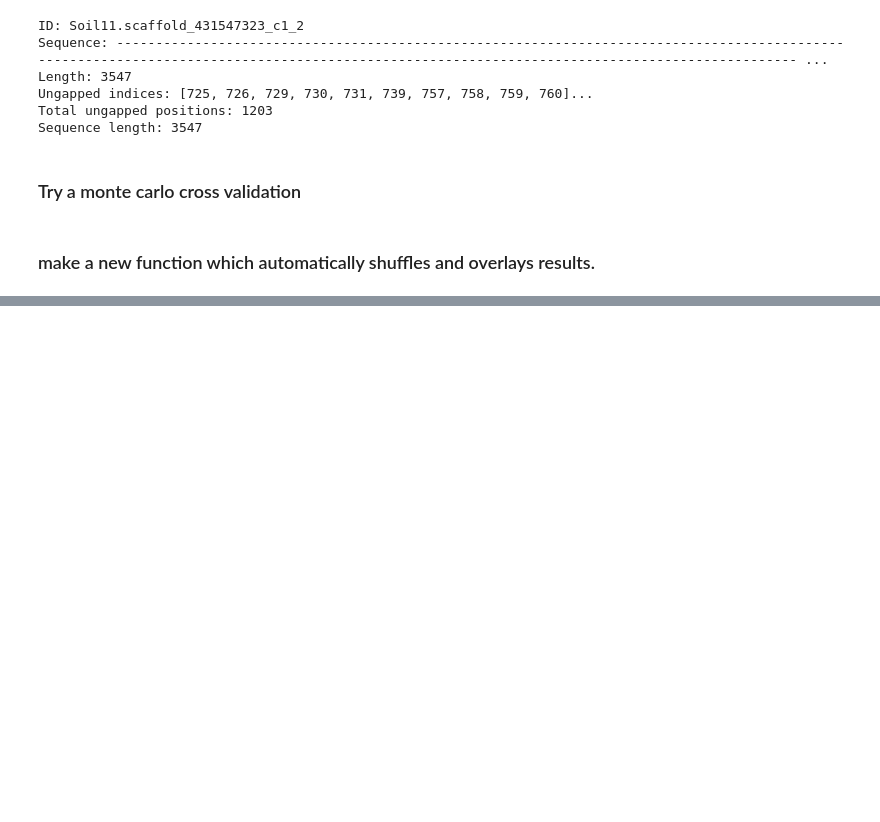
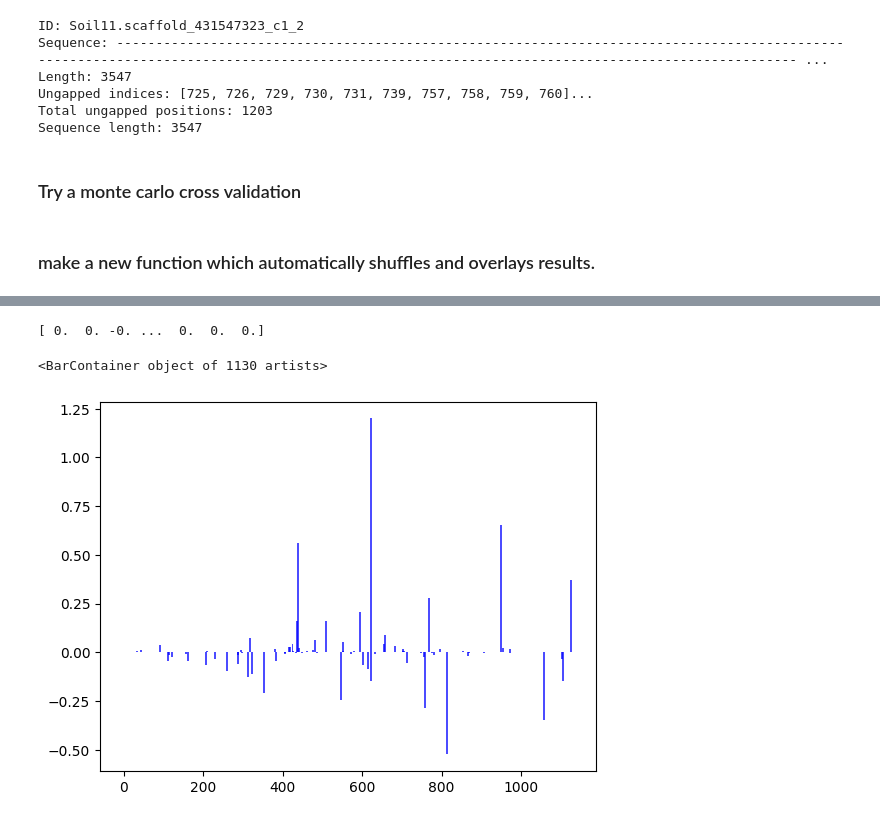
Before and after one commit to JoeLandsittel37/soil, a Jupyter notebook: notebooks/isolates.ipynb, the cells around one changed output, grey strips where cells are left out. Cells and saved outputs as stored; diff of their text form; code cells hidden in the pictures; blank space fills up the shorter version.

```diff
--- a/notebooks/isolates.ipynb
+++ b/notebooks/isolates.ipynb
@@ -73,3 +74,18 @@ sec 5 pos [1066 1109 1021 1110 1037 1085 1118 1101 1094 1119 1112 1099  998 1042
  1088 1093 1010 1039 1035 1108  995 1026 1125 1027 1053 1016  997  993
  1086 1013 1054 1051 1044 1106 1004 1000 1006  994 1011  959 1067  967
   958 1102  948  966 1077  952  951  945  974 1074  949 1041]
+# %%
+#orf_list = pd.read_csv('../out/aaseqs/K00370/long_complete_orf_ids.txt', header = None).values
+orf_list = pd.read_csv('../out/aaseqs/K00370/proteo_orf_ids.txt', header = None).values
+orf_indices = []
+orf_list_ordered = []
+
+for i, seq in enumerate(seq_ids):
+    if seq in orf_list:
+        orf_list_ordered.append(seq)
+        orf_indices.append(i)
+
+print(orf_indices)
+print(len(orf_indices))
+
+msa_proteo = msa[orf_indices]
@@ -660,0 +716,13 @@ percent nonzero indices in sectors: 0.10681170103170166
+# %%
+print(results['coefficient_set'][1])
+n = len(results['coefficient_set'])
+x = np.linspace(0, N-1, N)
+result = np.zeros(N)
+for i in range(n):
+    result += results['coefficient_set'][i]/n
+
+plt.bar(x, result, width = 5, alpha = 0.7, color = 'Blue')
+# %% [output]
+[ 0.  0. -0. ...  0.  0.  0.]
+<BarContainer object of 1130 artists>
+[figure, added]
```
Also changed, not shown: parts of 16 cells of this notebook, 2 other files.
